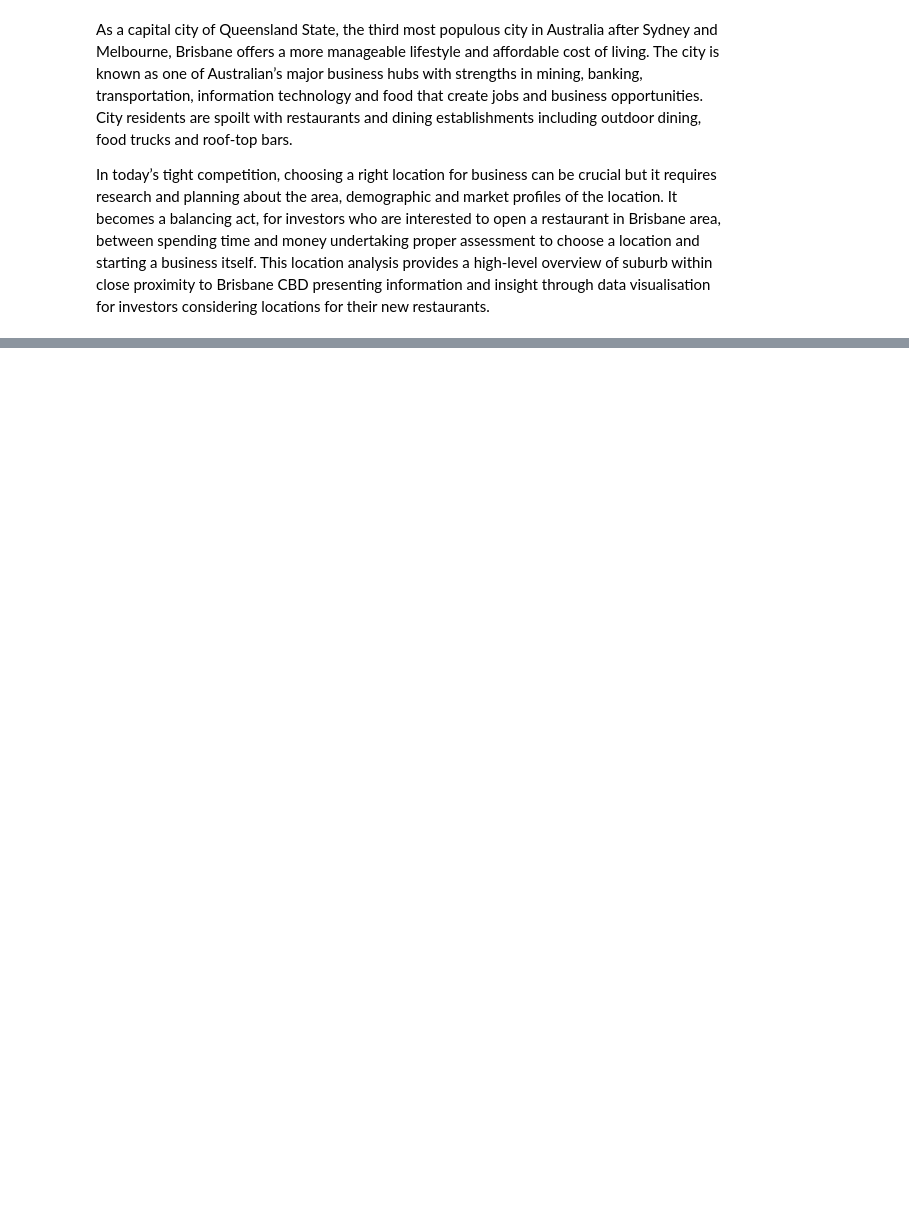
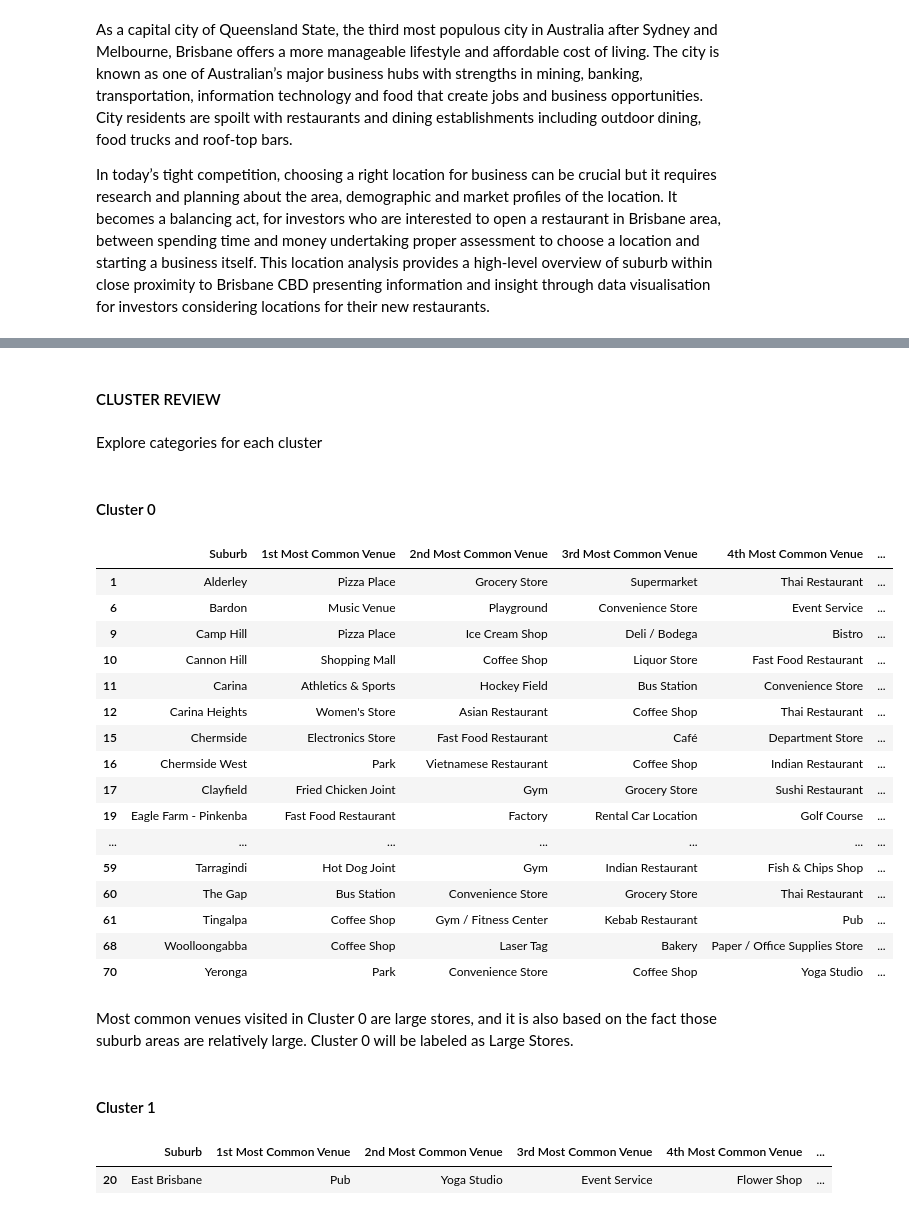
Before and after one commit to pshin5/Location-Analytics, a Jupyter notebook: Location Analytics.ipynb, the cells around one changed output, grey strips where cells are left out. Saved outputs shown, nothing was run; the diff lists cells and outputs as text; code cells hidden in the pictures; blank space fills up the shorter version.

```diff
--- a/Location Analytics.ipynb
+++ b/Location Analytics.ipynb
@@ -16,0 +436,4 @@ Data used for this analysis includes:
+# %%
+bnedata = venues_sorted
+bnedata = pd.merge(venues_sorted, geodata, left_on='Suburb',right_on='suburb',how='right')
+bnedata.head()
@@ -16,0 +481,35 @@ Data used for this analysis includes:
+# %% [markdown]
+#### CLUSTER REVIEW
+# %% [markdown]
+Explore categories for each cluster
+# %% [markdown]
+#### Cluster 0
+# %%
+bnedata.loc[bnedata['Cluster'] == 0, bnedata.columns[[1,2] + list(range(3, bnedata.shape[1]))]]
+# %% [output]
+|  | Suburb | 1st Most Common Venue | 2nd Most Common Venue | 3rd Most Common Venue | 4th Most Common Venue | ... |
+| 1 | Alderley | Pizza Place | Grocery Store | Supermarket | Thai Restaurant | ... |
+| 6 | Bardon | Music Venue | Playground | Convenience Store | Event Service | ... |
+| 9 | Camp Hill | Pizza Place | Ice Cream Shop | Deli / Bodega | Bistro | ... |
+| 10 | Cannon Hill | Shopping Mall | Coffee Shop | Liquor Store | Fast Food Restaurant | ... |
+| 11 | Carina | Athletics & Sports | Hockey Field | Bus Station | Convenience Store | ... |
+| 12 | Carina Heights | Women's Store | Asian Restaurant | Coffee Shop | Thai Restaurant | ... |
+| 15 | Chermside | Electronics Store | Fast Food Restaurant | Café | Department Store | ... |
+| 16 | Chermside West | Park | Vietnamese Restaurant | Coffee Shop | Indian Restaurant | ... |
+| 17 | Clayfield | Fried Chicken Joint | Gym | Grocery Store | Sushi Restaurant | ... |
+| 19 | Eagle Farm - Pinkenba | Fast Food Restaurant | Factory | Rental Car Location | Golf Course | ... |
+| ... | ... | ... | ... | ... | ... | ... |
+| 59 | Tarragindi | Hot Dog Joint | Gym | Indian Restaurant | Fish & Chips Shop | ... |
+| 60 | The Gap | Bus Station | Convenience Store | Grocery Store | Thai Restaurant | ... |
+| 61 | Tingalpa | Coffee Shop | Gym / Fitness Center | Kebab Restaurant | Pub | ... |
+| 68 | Woolloongabba | Coffee Shop | Laser Tag | Bakery | Paper / Office Supplies Store | ... |
+| 70 | Yeronga | Park | Convenience Store | Coffee Shop | Yoga Studio | ... |
+# %% [markdown]
+Most common venues visited in Cluster 0 are large stores, and it is also based on the fact those suburb areas are relatively large. Cluster 0 will be labeled as Large Stores.
+# %% [markdown]
+#### Cluster 1
+# %%
+bnedata.loc[bnedata['Cluster'] == 1, bnedata.columns[[1,2] + list(range(3, bnedata.shape[1]))]]
+# %% [output]
+|  | Suburb | 1st Most Common Venue | 2nd Most Common Venue | 3rd Most Common Venue | 4th Most Common Venue | ... |
+| 20 | East Brisbane | Pub | Yoga Studio | Event Service | Flower Shop | ... |
```
Also changed, not shown: parts of 80 cells of this notebook.
